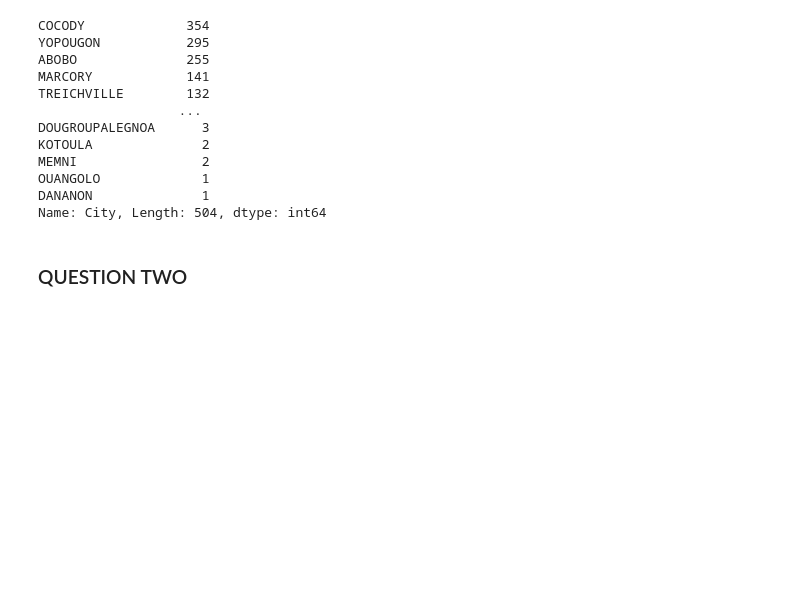
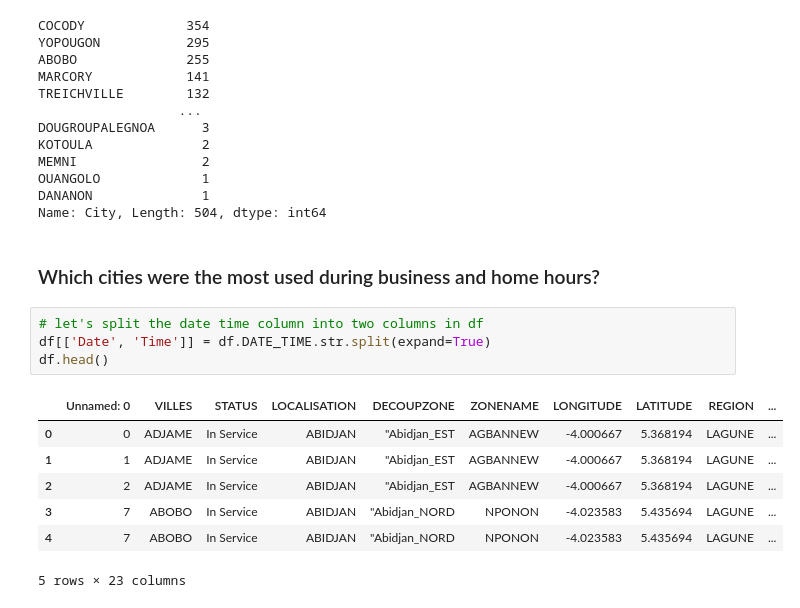
Before and after one commit to stogaja/Python-ML-Projects, a Jupyter notebook: FRIDAY WK3/assignment.ipynb, the cells around one changed output. Drawn from its saved outputs; the diff is of its cells as text; blank space fills up the shorter version.

```diff
--- a/FRIDAY WK3/assignment.ipynb
+++ b/FRIDAY WK3/assignment.ipynb
@@ -61,5 +130,17 @@ MEMNI                2
 OUANGOLO             1
 DANANON              1
 Name: City, Length: 504, dtype: int64
-# %% [markdown]
-### QUESTION TWO
+# %% [markdown]
+### Which cities were the most used during business and home hours?
+# %%
+# let's split the date time column into two columns in df
+df[['Date', 'Time']] = df.DATE_TIME.str.split(expand=True)
+df.head()
+# %% [output]
+|  | Unnamed: 0 | VILLES | STATUS | LOCALISATION | DECOUPZONE | ZONENAME | LONGITUDE | LATITUDE | REGION | ... |
+| 0 | 0 | ADJAME | In Service | ABIDJAN | "Abidjan_EST | AGBANNEW | -4.000667 | 5.368194 | LAGUNE | ... |
+| 1 | 1 | ADJAME | In Service | ABIDJAN | "Abidjan_EST | AGBANNEW | -4.000667 | 5.368194 | LAGUNE | ... |
+| 2 | 2 | ADJAME | In Service | ABIDJAN | "Abidjan_EST | AGBANNEW | -4.000667 | 5.368194 | LAGUNE | ... |
+| 3 | 7 | ABOBO | In Service | ABIDJAN | "Abidjan_NORD | NPONON | -4.023583 | 5.435694 | LAGUNE | ... |
+| 4 | 7 | ABOBO | In Service | ABIDJAN | "Abidjan_NORD | NPONON | -4.023583 | 5.435694 | LAGUNE | ... |
+5 rows × 23 columns
```
Also changed, not shown: parts of 21 cells of this notebook.
